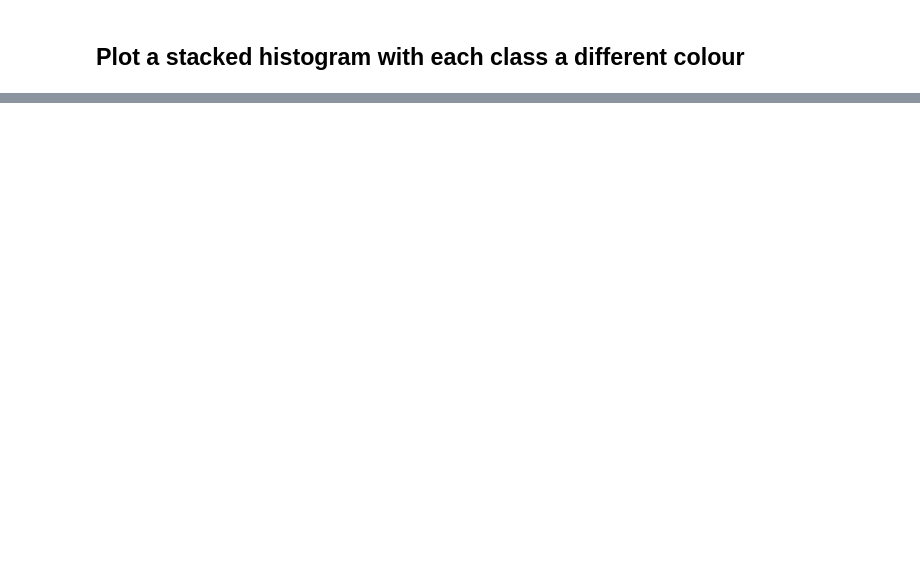
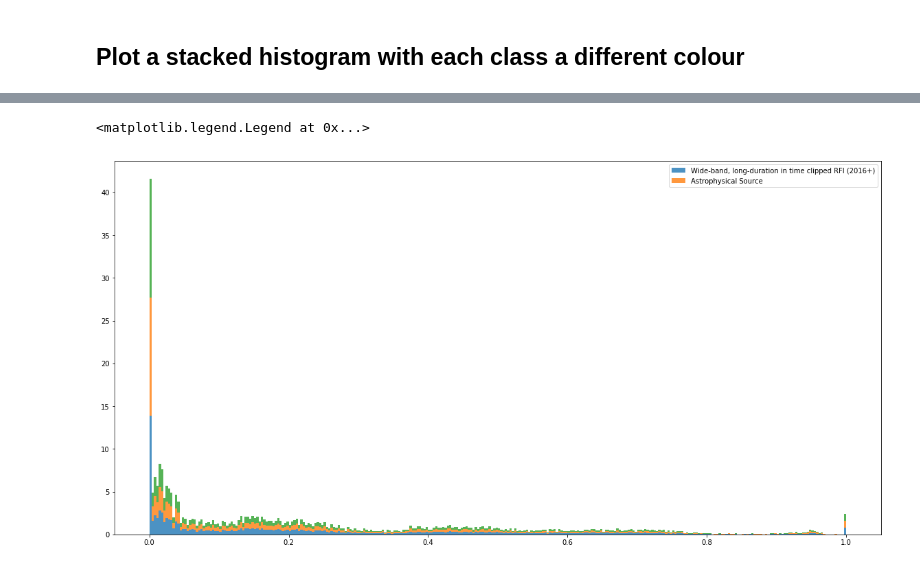
Before and after one commit to inigoval/pulseClassifier, a Jupyter notebook: notebooks/histograms.ipynb, the cells around one changed output, grey strips where cells are left out. Drawn from its saved outputs; the diff is of its cells as text; code cells hidden in the pictures; blank space fills up the shorter version.

```diff
--- a/notebooks/histograms.ipynb
+++ b/notebooks/histograms.ipynb
@@ -98,0 +134,24 @@ plt.legend()
+# %%
+labels = np.array([1,9])
+
+featarr = np.array([])
+
+for label in labels:
+    ndf = labelledDf[labelledDf['Label'] == label]
+
+    featcol = labelledDf.as_matrix(columns=['pctZeroDeriv'])
+
+    if label == 1:
+        featarr = featcol
+
+    featarr = np.c_[featarr, featcol]
+
+labellegend = 'Wide-band, long-duration in time clipped RFI (2016+)', 'Astrophysical Source'
+
+plt.figure(figsize=(20,10))
+plt.hist(featarr, bins = 300, normed = True, stacked = True, alpha = 0.8, label=labellegend)
+#plt.yscale('log')
+plt.legend()
+# %% [output]
+<matplotlib.legend.Legend at 0x...>
+[figure, added]
```
Also changed, not shown: parts of 4 cells of this notebook, 5 other files.
